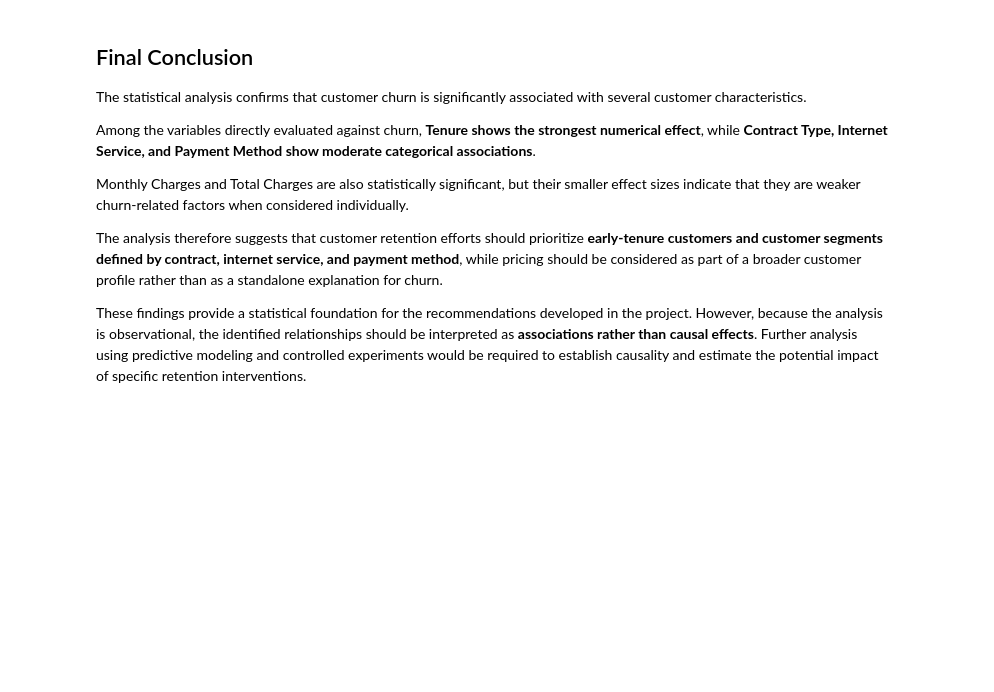
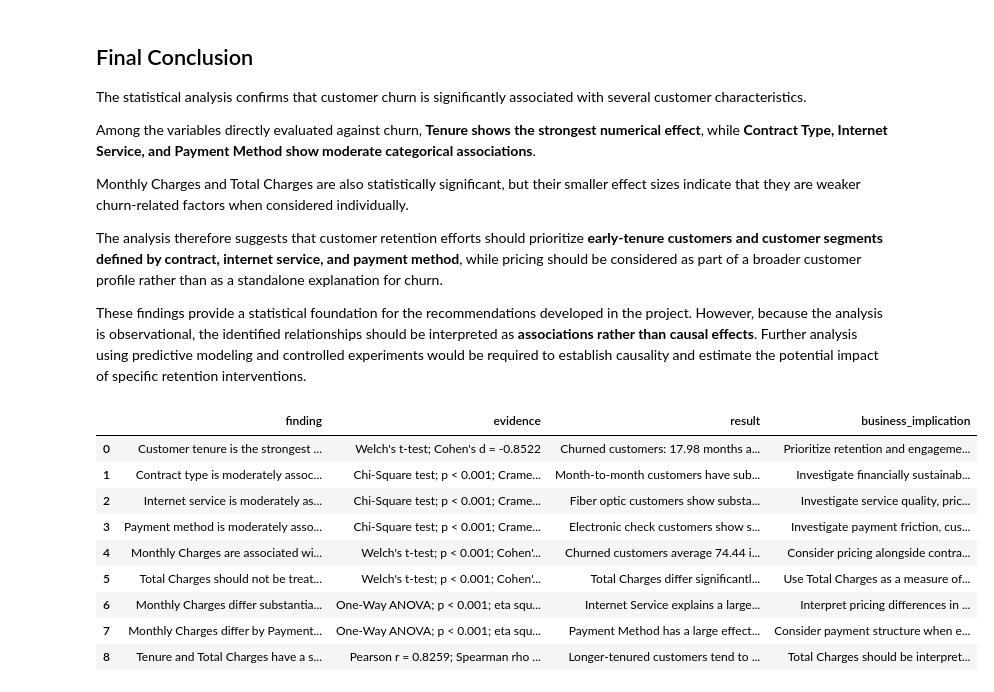
Before and after one commit to ashwathimd/customer-churn-analysis, a Jupyter notebook: notebooks/04_statistical_analysis.ipynb, the cells around one changed output. Saved outputs shown, nothing was run; the diff lists cells and outputs as text; code cells hidden in the pictures; blank space fills up the shorter version.

Commit message:
Complete telco churn analysis project

```diff
--- a/notebooks/04_statistical_analysis.ipynb
+++ b/notebooks/04_statistical_analysis.ipynb
@@ -128,3 +133,20 @@ df = pd.read_excel(
+# %%
+# Output directories
+
+output_tables = project_root / "outputs" / "tables"
+output_bivariate = output_tables / "bivariate"
+output_segments = output_tables / "segments"
+output_statistical = output_tables / "statistical"
+output_findings = project_root / "outputs" / "findings"
+
+for folder in [
+    output_tables,
+    output_bivariate,
+    output_segments,
+    output_statistical,
+    output_findings
+]:
+    folder.mkdir(parents=True, exist_ok=True)
 # %% [markdown]
 # Categorical Variable Analysis
 
@@ -1335,3 +1564,78 @@ Monthly Charges and Total Charges are also statistically significant, but their
 The analysis therefore suggests that customer retention efforts should prioritize **early-tenure customers and customer segments defined by contract, internet service, and payment method**, while pricing should be considered as part of a broader customer profile rather than as a standalone explanation for churn.
 
 These findings provide a statistical foundation for the recommendations developed in the project. However, because the analysis is observational, the identified relationships should be interpreted as **associations rather than causal effects**. Further analysis using predictive modeling and controlled experiments would be required to establish causality and estimate the potential impact of specific retention interventions.
+# %%
+key_findings = pd.DataFrame([
+    {
+        "finding": "Customer tenure is the strongest churn-related numerical factor",
+        "evidence": "Welch's t-test; Cohen's d = -0.8522",
+        "result": "Churned customers: 17.98 months average tenure; non-churned customers: 37.57 months",
+        "business_implication": "Prioritize retention and engagement during the early stages of the customer lifecycle"
+    },
+    {
+        "finding": "Contract type is moderately associated with churn",
+        "evidence": "Chi-Square test; p < 0.001; Cramer's V = 0.4101",
+        "result": "Month-to-month customers have substantially higher churn than customers on longer-term contracts",
+        "business_implication": "Investigate financially sustainable strategies to encourage migration to longer-term contracts"
+    },
+    {
+        "finding": "Internet service is moderately associated with churn",
+        "evidence": "Chi-Square test; p < 0.001; Cramer's V = 0.3225",
+        "result": "Fiber optic customers show substantially higher churn than DSL and customers without internet service",
+        "business_implication": "Investigate service quality, pricing, technical issues, and customer expectations among Fiber optic customers"
+    },
+    {
+        "finding": "Payment method is moderately associated with churn",
+        "evidence": "Chi-Square test; p < 0.001; Cramer's V = 0.3034",
+        "result": "Electronic check customers show substantially higher churn than customers using other payment methods",
+        "business_implication": "Investigate payment friction, customer characteristics, and pricing among Electronic check customers"
+    },
+    {
+        "finding": "Monthly Charges are associated with churn but have a smaller effect",
+        "evidence": "Welch's t-test; p < 0.001; Cohen's d = 0.4463",
+        "result": "Churned customers average 74.44 in Monthly Charges versus 61.27 among non-churned customers",
+        "business_implication": "Consider pricing alongside contract, service, and tenure rather than treating it as a standalone churn explanation"
+    },
+    {
+        "finding": "Total Charges should not be treated as a primary churn driver",
+        "evidence": "Welch's t-test; p < 0.001; Cohen's d = -0.4608",
+        "result": "Total Charges differ significantly between churned and non-churned customers, but the effect is smaller than tenure",
+        "business_implication": "Use Total Charges as a measure of customer value and history rather than evidence that accumulated spending causes churn"
+    },
+    {
+        "finding": "Monthly Charges differ substantially by Internet Service",
+        "evidence": "One-Way ANOVA; p < 0.001; eta squared = 0.8207",
+        "result": "Internet Service explains a large proportion of the variation in Monthly Charges",
+        "business_implication": "Interpret pricing differences in the context of the service customers receive"
+    },
+    {
+        "finding": "Monthly Charges differ by Payment Method",
+        "evidence": "One-Way ANOVA; p < 0.001; eta squared = 0.1610",
+        "result": "Payment Method has a large effect on Monthly Charges",
+        "business_implication": "Consider payment structure when evaluating pricing-related churn patterns"
+    },
+    {
+        "finding": "Tenure and Total Charges have a strong positive relationship",
+        "evidence": "Pearson r = 0.8259; Spearman rho = 0.8892; p < 0.001",
+        "result": "Longer-tenured customers tend to have higher accumulated Total Charges",
+        "business_implication": "Total Charges should be interpreted together with tenure rather than as an independent churn factor"
+    }
+])
+
+key_findings.to_csv(
+    output_findings / "key_findings.csv",
+    index=False
+)
+
+key_findings
+# %% [output]
+|  | finding | evidence | result | business_implication |
+| 0 | Customer tenure is the strongest ... | Welch's t-test; Cohen's d = -0.8522 | Churned customers: 17.98 months a... | Prioritize retention and engageme... |
+| 1 | Contract type is moderately assoc... | Chi-Square test; p < 0.001; Crame... | Month-to-month customers have sub... | Investigate financially sustainab... |
+| 2 | Internet service is moderately as... | Chi-Square test; p < 0.001; Crame... | Fiber optic customers show substa... | Investigate service quality, pric... |
+| 3 | Payment method is moderately asso... | Chi-Square test; p < 0.001; Crame... | Electronic check customers show s... | Investigate payment friction, cus... |
+| 4 | Monthly Charges are associated wi... | Welch's t-test; p < 0.001; Cohen'... | Churned customers average 74.44 i... | Consider pricing alongside contra... |
+| 5 | Total Charges should not be treat... | Welch's t-test; p < 0.001; Cohen'... | Total Charges differ significantl... | Use Total Charges as a measure of... |
+| 6 | Monthly Charges differ substantia... | One-Way ANOVA; p < 0.001; eta squ... | Internet Service explains a large... | Interpret pricing differences in ... |
+| 7 | Monthly Charges differ by Payment... | One-Way ANOVA; p < 0.001; eta squ... | Payment Method has a large effect... | Consider payment structure when e... |
+| 8 | Tenure and Total Charges have a s... | Pearson r = 0.8259; Spearman rho ... | Longer-tenured customers tend to ... | Total Charges should be interpret... |
```
Also changed, not shown: parts of 6 cells of this notebook, 26 other files.
